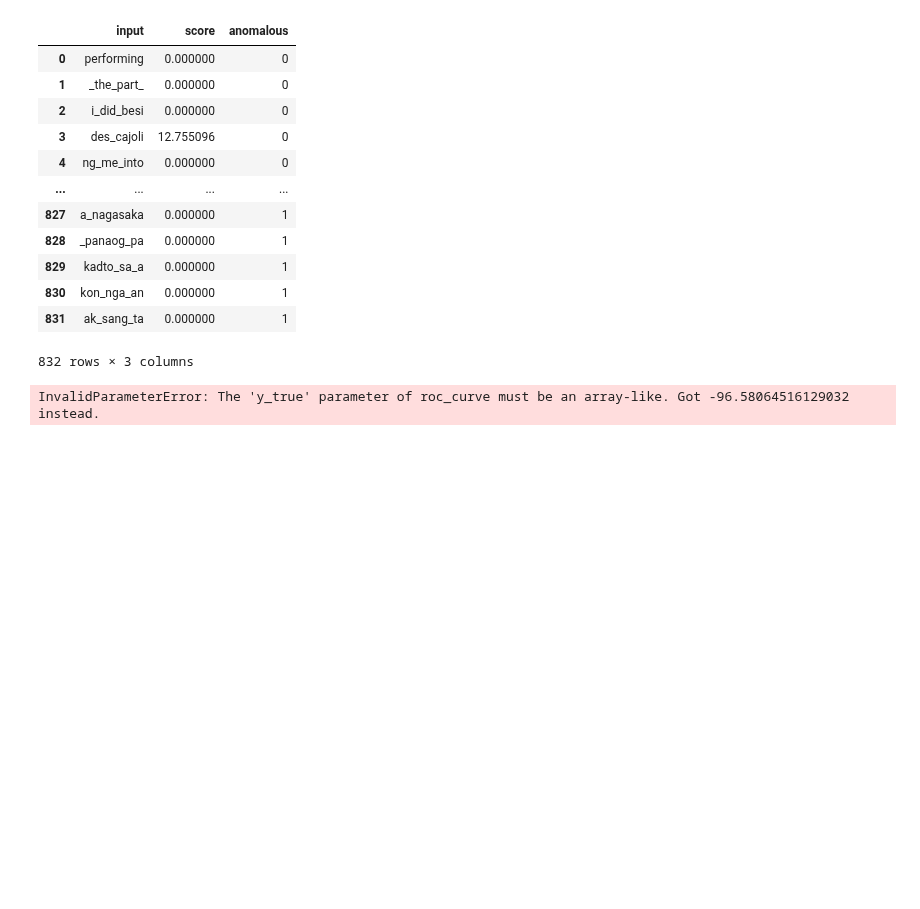
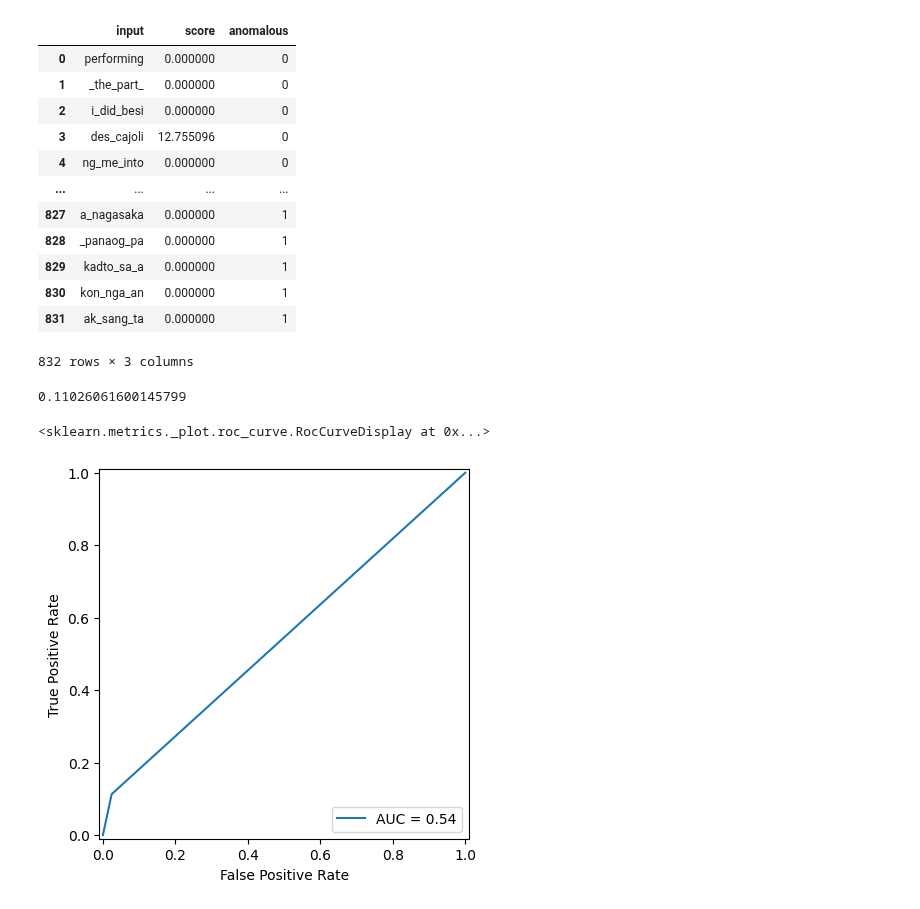
Before and after one commit to VaggelisSpi/NaCo_Project, a Jupyter notebook: naco_proj/assignment2/calculations.ipynb, the cells around one changed output. Drawn from its saved outputs; the diff is of its cells as text; code cells hidden in the pictures; blank space fills up the shorter version.

```diff
--- a/naco_proj/assignment2/calculations.ipynb
+++ b/naco_proj/assignment2/calculations.ipynb
@@ -29,13 +30,23 @@ data
 832 rows × 3 columns
 # %%
 anomalous_data = data[data['anomalous'] == 1]
-sensitivity = len(anomalous_data[anomalous_data['score'] > r]) / len(anomalous_data) * 100
+sensitivity = len(anomalous_data[anomalous_data['score'] > r]) / len(anomalous_data)
 
 non_anomalous_data = data[data['anomalous'] == 0]
-specificity = len(non_anomalous_data[non_anomalous_data['score'] < r]) / len(non_anomalous_data) * 100
-specificity = 1 - specificity
+specificity = len(non_anomalous_data[non_anomalous_data['score'] < r]) / len(non_anomalous_data)
+# specificity = 1 - specificity
 
-fpr, tpr, thresholds = metrics.roc_curve(specificity, sensitivity, pos_label=2)
-metrics.auc(fpr, tpr)
+data['y'] = (data['score'] > r)
+# print(data['y'])
+
+print(specificity * sensitivity)
+# auc = metrics.roc_auc_score(specificity, sensitivity)
+fpr, tpr, thresholds = metrics.roc_curve(data['anomalous'], data['y'])
+auc = metrics.auc(fpr, tpr)
+auc = metrics.roc_auc_score(data['anomalous'], data['y'])
+roc = metrics.RocCurveDisplay(fpr=fpr, tpr=tpr, roc_auc=auc)
+roc.plot()
 # %% [output]
-InvalidParameterError: The 'y_true' parameter of roc_curve must be an array-like. Got -96.58064516129032 instead.
+0.11026061600145799
+<sklearn.metrics._plot.roc_curve.RocCurveDisplay at 0x...>
+[figure, added]
```
Also changed, not shown: parts of 3 cells of this notebook.
